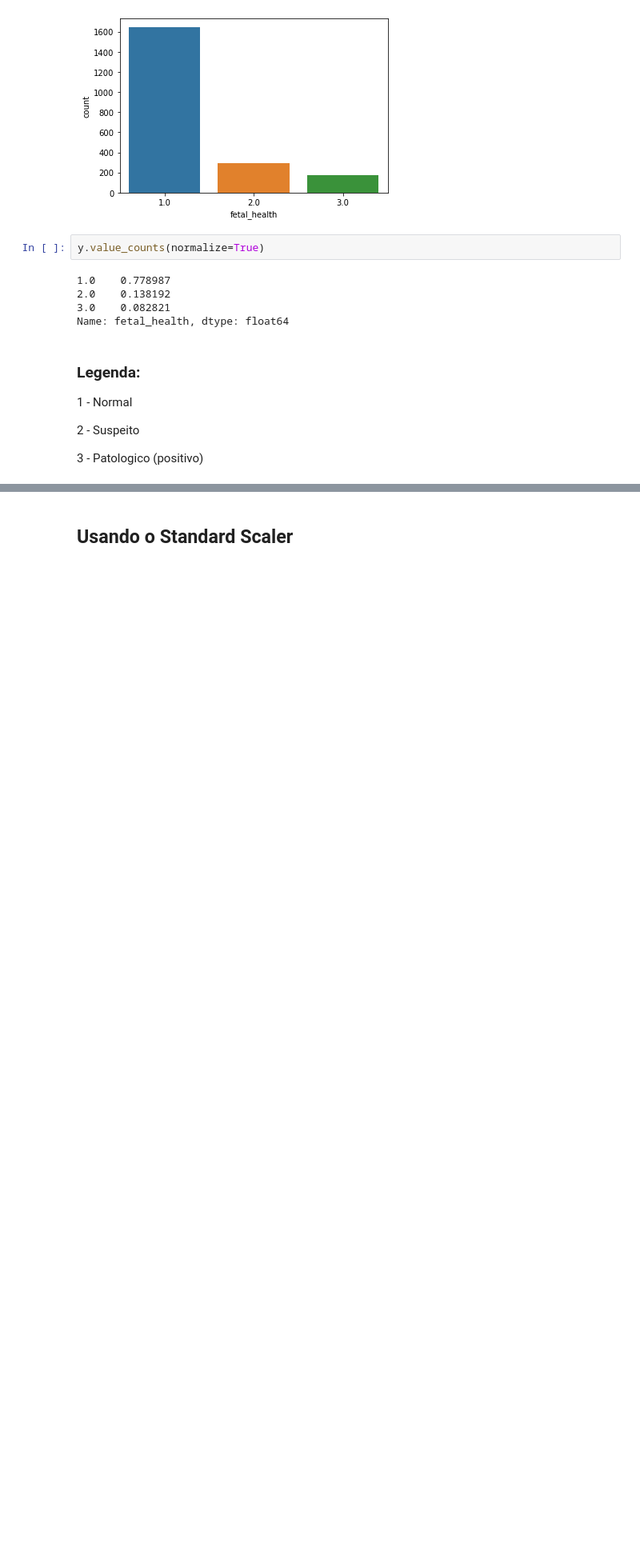
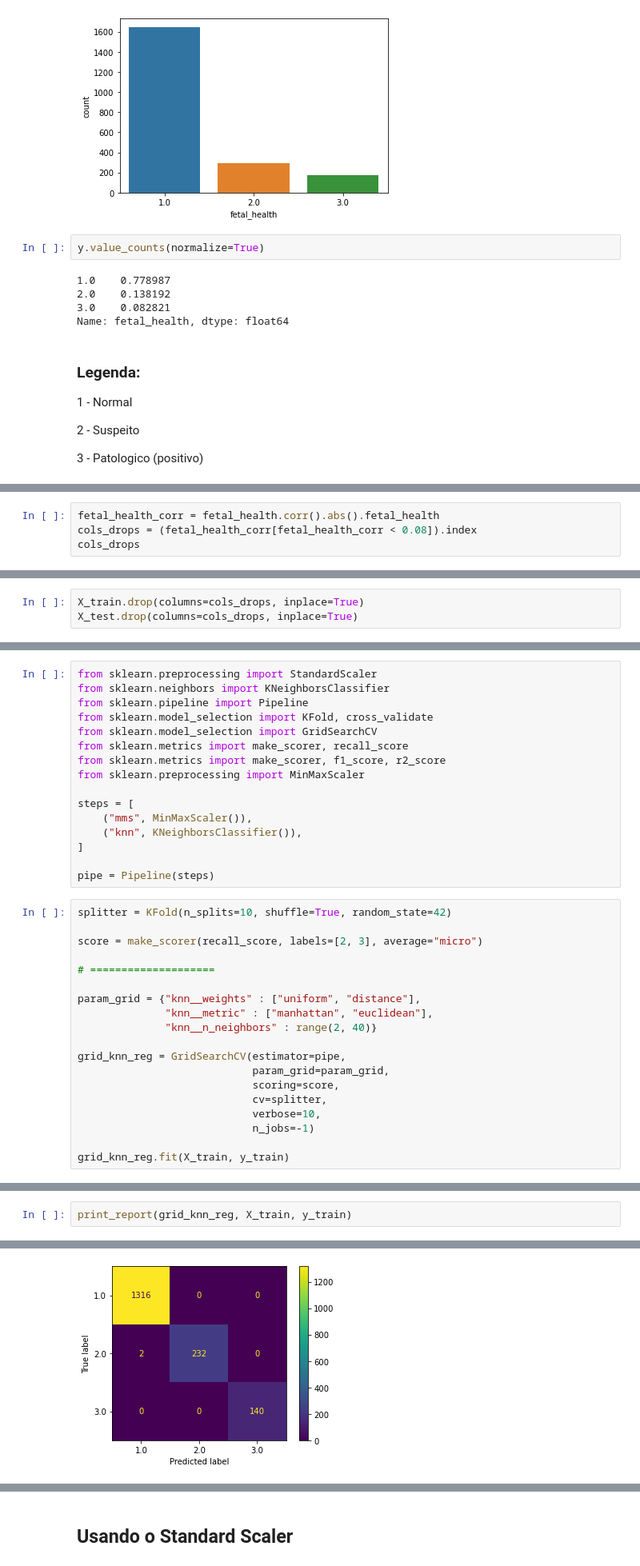
Before and after one commit to alvesgabriel/lets-code-analytics-modulo-4, a Jupyter notebook: algorithm_knn.ipynb, the cells around one changed output, grey strips where cells are left out. Shown: that part at 80% size. Cells and saved outputs as stored; diff of their text form; blank space fills up the shorter version.

```diff
--- a/algorithm_knn.ipynb
+++ b/algorithm_knn.ipynb
@@ -64,0 +65,4 @@ Observação importante: Os dados estão bem desbalanceados, mas tendo em vista
+# %%
+fetal_health_corr = fetal_health.corr().abs().fetal_health
+cols_drops = (fetal_health_corr[fetal_health_corr < 0.08]).index
+cols_drops
@@ -64,0 +74,3 @@ Observação importante: Os dados estão bem desbalanceados, mas tendo em vista
+# %%
+X_train.drop(columns=cols_drops, inplace=True)
+X_test.drop(columns=cols_drops, inplace=True)
@@ -64,0 +85,35 @@ Observação importante: Os dados estão bem desbalanceados, mas tendo em vista
+# %%
+from sklearn.preprocessing import StandardScaler
+from sklearn.neighbors import KNeighborsClassifier
+from sklearn.pipeline import Pipeline
+from sklearn.model_selection import KFold, cross_validate
+from sklearn.model_selection import GridSearchCV
+from sklearn.metrics import make_scorer, recall_score
+from sklearn.metrics import make_scorer, f1_score, r2_score
+from sklearn.preprocessing import MinMaxScaler
+
+steps = [
+    ("mms", MinMaxScaler()),
+    ("knn", KNeighborsClassifier()),
+]
+
+pipe = Pipeline(steps)
+# %%
+splitter = KFold(n_splits=10, shuffle=True, random_state=42)
+
+score = make_scorer(recall_score, labels=[2, 3], average="micro")
+
+# ====================
+
+param_grid = {"knn__weights" : ["uniform", "distance"],
+              "knn__metric" : ["manhattan", "euclidean"],
+              "knn__n_neighbors" : range(2, 40)}
+
+grid_knn_reg = GridSearchCV(estimator=pipe,
+                            param_grid=param_grid,
+                            scoring=score,
+                            cv=splitter,
+                            verbose=10,
+                            n_jobs=-1)
+
+grid_knn_reg.fit(X_train, y_train)
@@ -64,0 +138,3 @@ Observação importante: Os dados estão bem desbalanceados, mas tendo em vista
+# %%
+print_report(grid_knn_reg, X_train, y_train)
+# %% [output]
@@ -64,0 +150 @@ Observação importante: Os dados estão bem desbalanceados, mas tendo em vista
+[figure, added]
```
Also changed, not shown: parts of 32 cells of this notebook, 1 other file.
